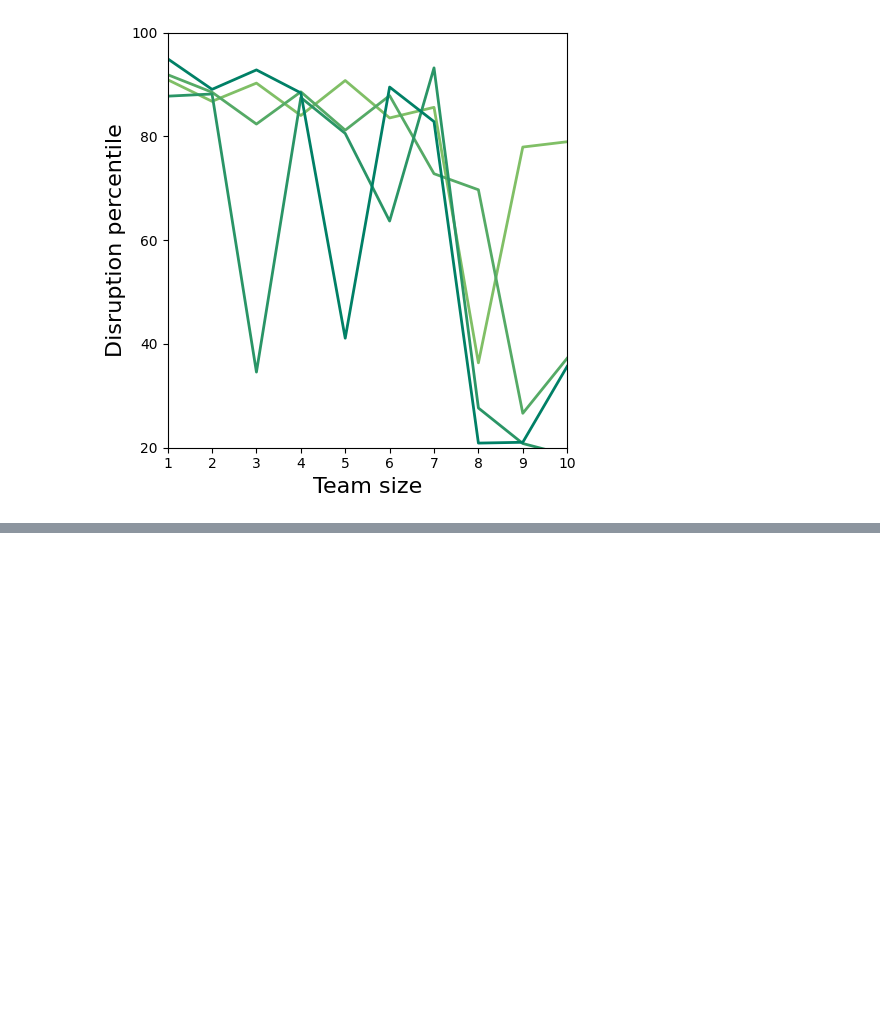
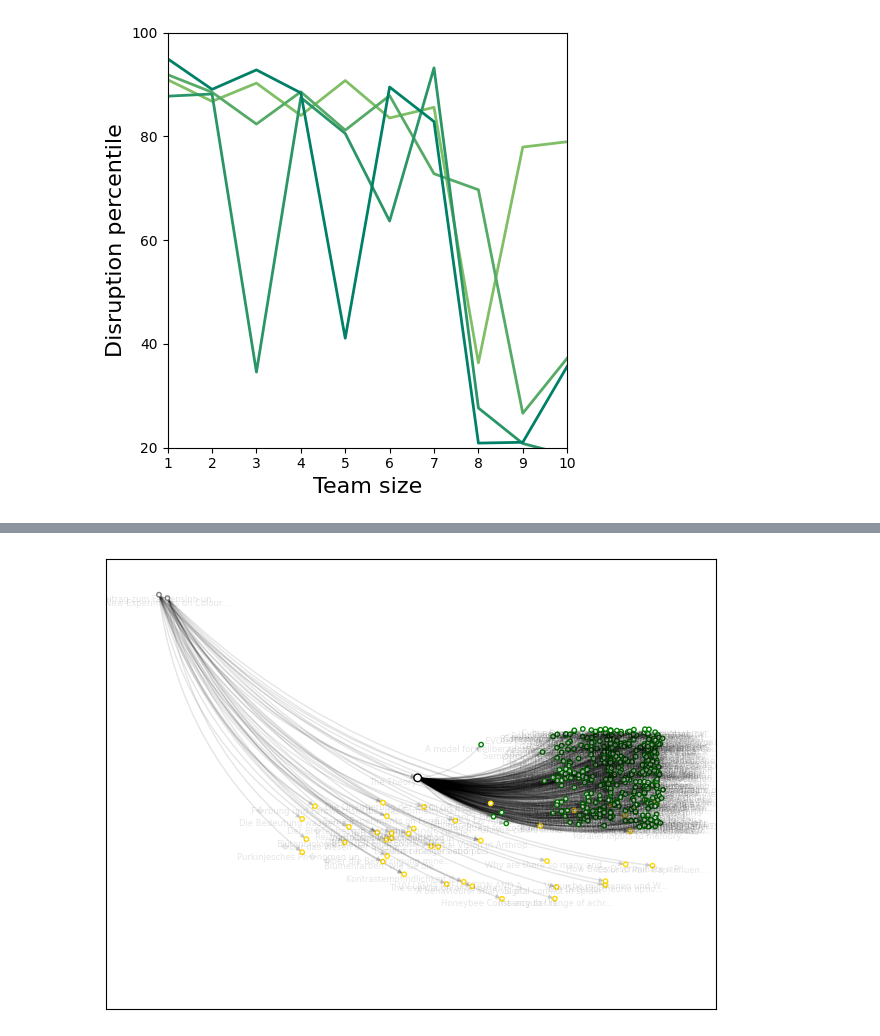
Before and after one commit to ScisciJP/tutorial_jp, a Jupyter notebook: 3-Disruptiveness copy.ipynb, the cells around one changed output, grey strips where cells are left out. Drawn from its saved outputs; the diff is of its cells as text; code cells hidden in the pictures; blank space fills up the shorter version.

Commit message:
network

```diff
--- a/3-Disruptiveness copy.ipynb
+++ b/3-Disruptiveness copy.ipynb
@@ -709,0 +723,20 @@ plt.tight_layout()
+# %%
+import time
+from pyalex import Works
+
+ID = 2322070845
+
+works_target = related_ref_df[related_ref_df["source"]==ID]
+works_source = related_ref_df[related_ref_df["target"].isin(works_target["target"].values)]
+works_citing = related_ref_df[related_ref_df["target"]==ID]
+
+edges = [tuple(row) for _, row in works_source[["target","source"]].iterrows()] + [tuple(row) for _, row in works_citing[["target","source"]].iterrows()]
+nodes = set([item for sublist in edges for item in sublist])
+
+node_detail = None
+for id in nodes:
+    node_detail = pd.concat([node_detail,pd.DataFrame(Works().filter(ids={"openalex":"W"+str(id)}).select(["title","publication_date"]).get(), index=[id])])
+node_detail = node_detail.fillna(value={"title": "No title"})
+
+node_detail["unix_time"] = node_detail["publication_date"].apply(lambda t: int(time.mktime(time.strptime(t, "%Y-%m-%d"))))
+node_detail["date_diff"] = node_detail["unix_time"] - node_detail.loc[ID, "unix_time"]
@@ -709,0 +785,24 @@ plt.tight_layout()
+# %%
+import numpy as np
+import networkx as nx
+import matplotlib.pyplot as plt
+
+G = nx.DiGraph()
+
+G.add_edges_from(edges)
+nodes_pos = {v:(node_detail.loc[v,"xpos"],node_detail.loc[v,"ypos"]) for v in node_detail.index}
+max_length = 25  # Maximum length of the title
+node_labels = {node: node_detail.loc[node, 'title'][:max_length] + "..." if len(node_detail.loc[node, 'title']) > max_length else node_detail.loc[node, 'title'] for node in G.nodes()}
+label_pos = {v:(node_detail.loc[v,"xpos"],node_detail.loc[v,"ypos"]-1) for v in node_detail.index}
+
+node_colors = [node_detail.loc[node,'color'] for node in G.nodes()]
+node_sizes = [node_detail.loc[node,'size'] for node in G.nodes()]
+
+nx.draw_networkx_edges(G,nodes_pos, arrows=True,node_size=2, connectionstyle="arc3, rad=0.2", alpha= 0.1, arrowsize=7)
+nx.draw_networkx_labels(G, pos=label_pos, labels=node_labels, font_size=6, alpha=0.1)
+nx.draw_networkx_nodes(G,nodes_pos, node_size=node_sizes, node_shape='o',edgecolors=node_colors,node_color="white",linewidths=1, alpha= 1)
+plt.tight_layout()
+plt.show()
+plt.close()
+# %% [output]
+[figure, added]
```
Also changed, not shown: parts of 13 cells of this notebook.
